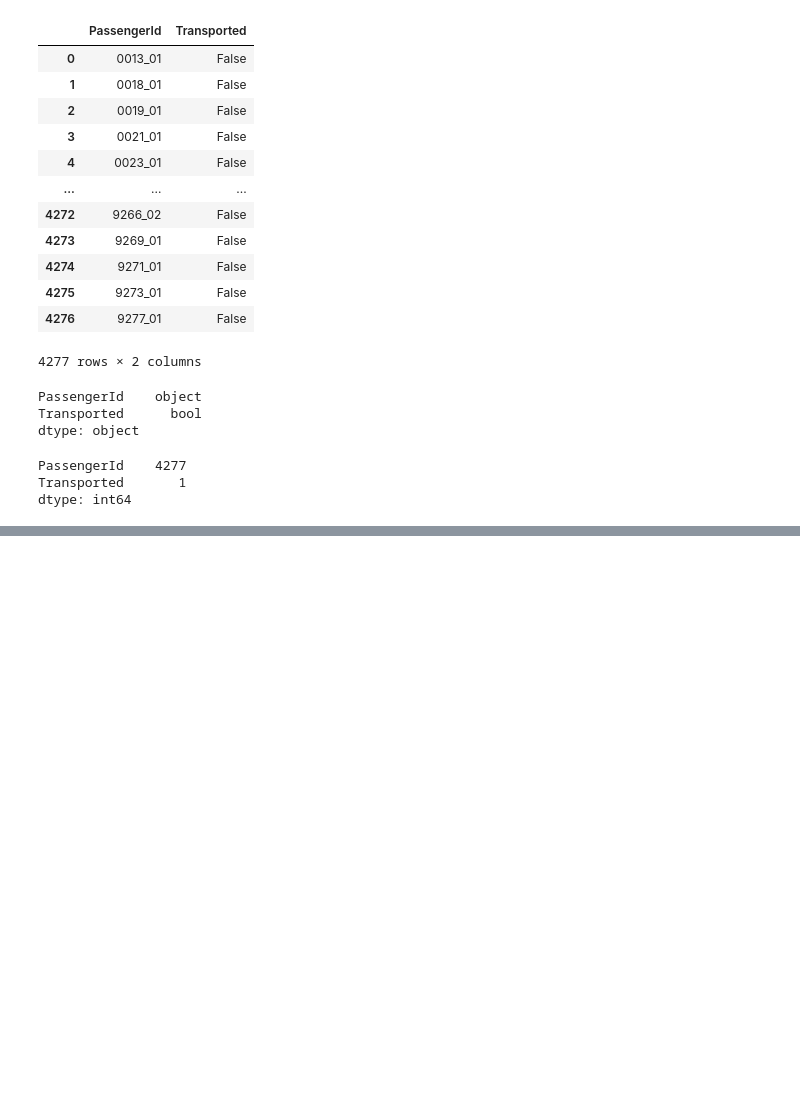
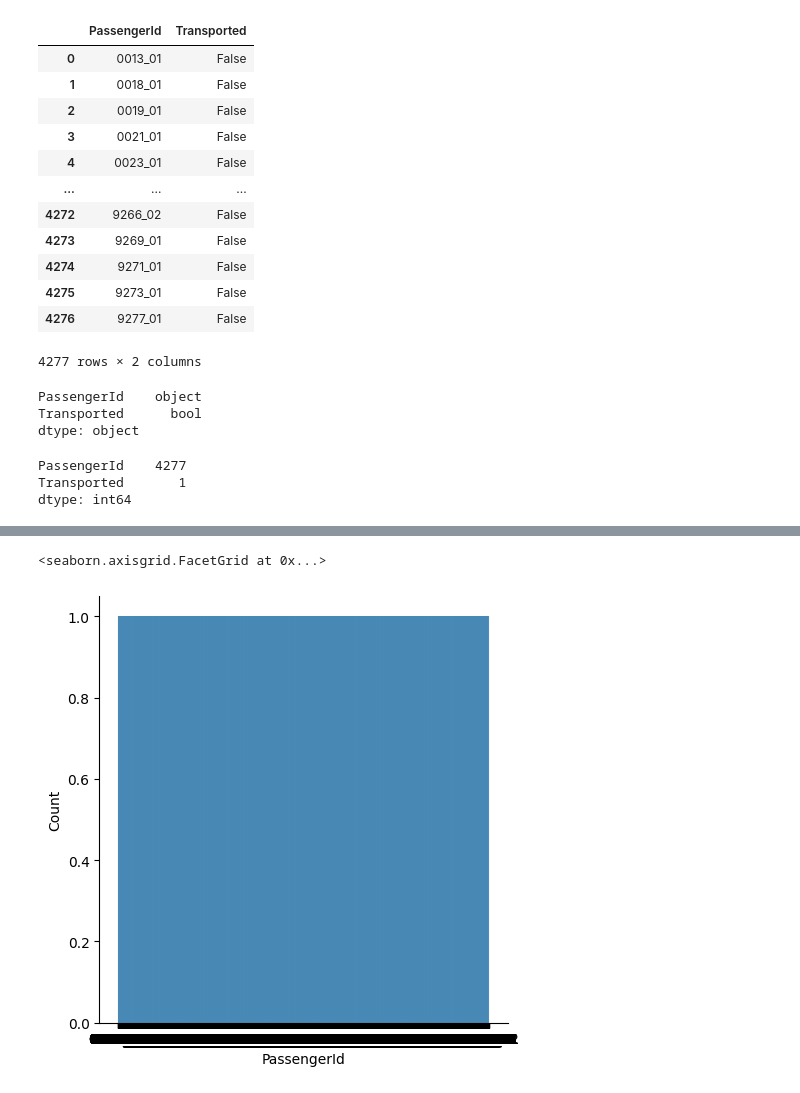
Before and after one commit to 7PAM2015-0105-2023-Team1/kaggle_challenge_team_1, a Jupyter notebook: Kaggle_Challenge_Team_1.ipynb, the cells around one changed output, grey strips where cells are left out. Drawn from its saved outputs; the diff is of its cells as text; code cells hidden in the pictures; blank space fills up the shorter version.

```diff
--- a/Kaggle_Challenge_Team_1.ipynb
+++ b/Kaggle_Challenge_Team_1.ipynb
@@ -308,0 +324,5 @@ dtype: int64
+# %%
+sns.displot(dropfile['PassengerId'])
+# %% [output]
+<seaborn.axisgrid.FacetGrid at 0x...>
+[figure, added]
```
Also changed, not shown: parts of 4 cells of this notebook.
